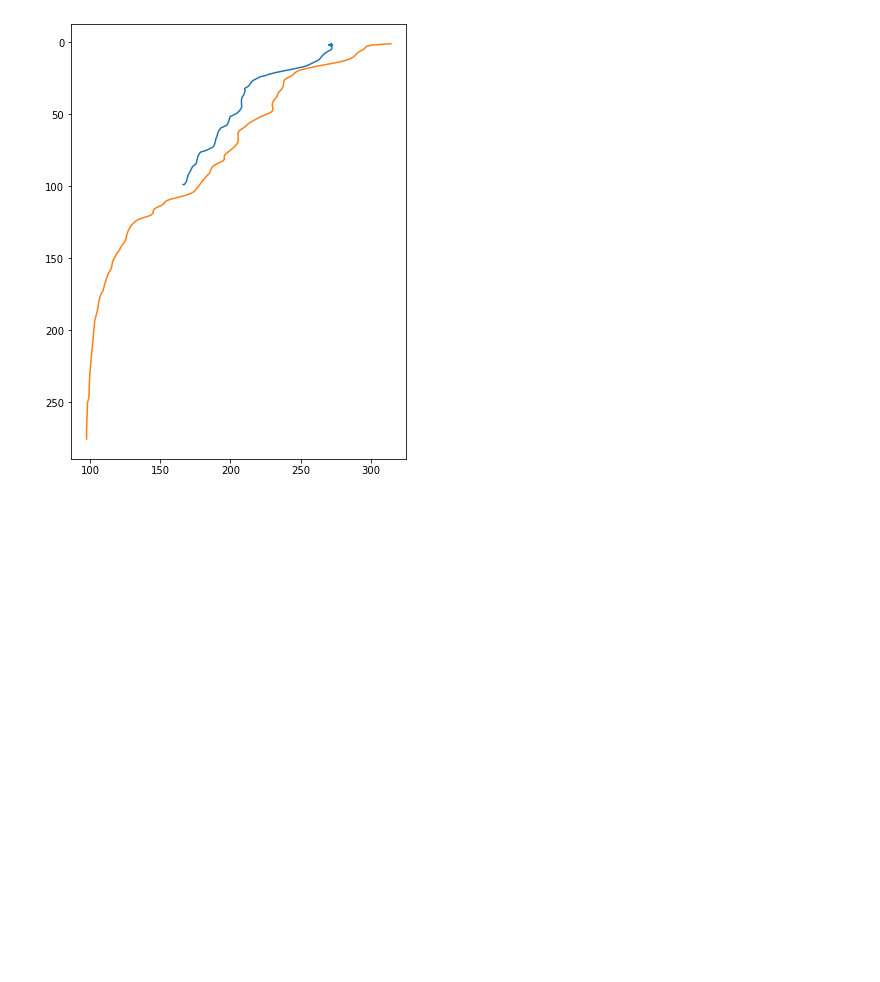
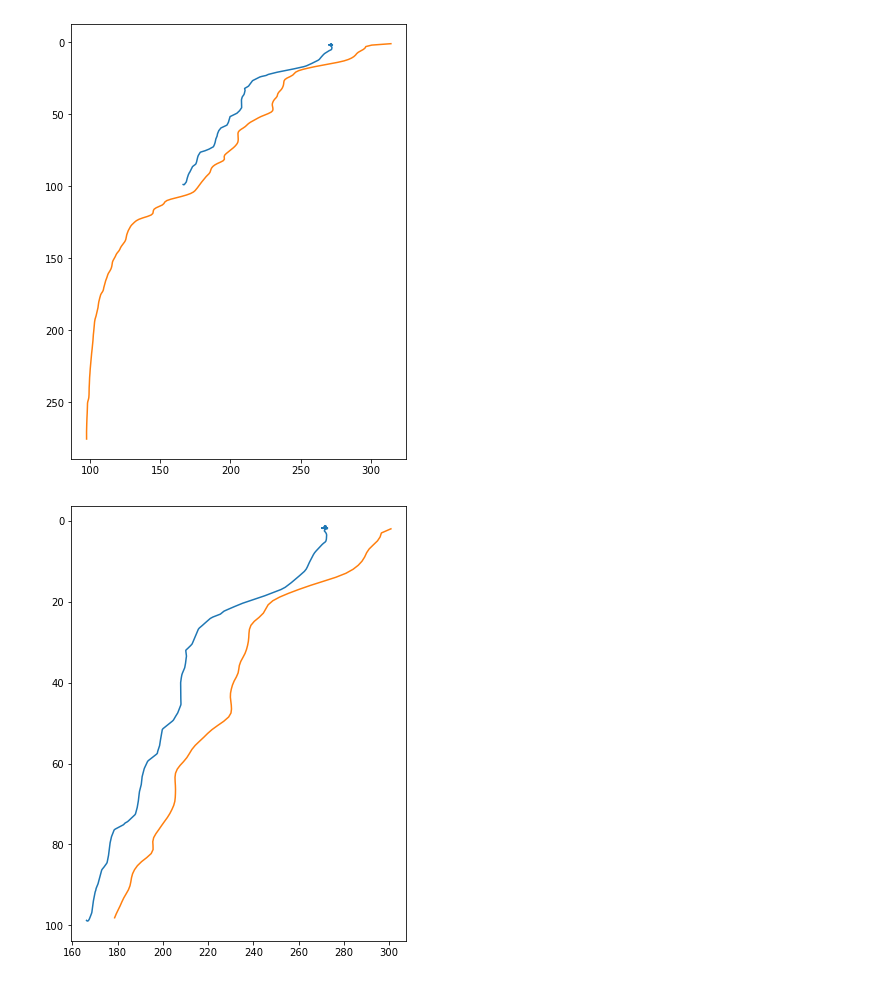
Before and after one commit to rbeutel/PRODIGY, a Jupyter notebook: assignment1.ipynb, the cells around one changed output. Drawn from its saved outputs; the diff is of its cells as text; code cells hidden in the pictures; blank space fills up the shorter version.

Commit message:
plotting done, still a couple discussion questions

```diff
--- a/assignment1.ipynb
+++ b/assignment1.ipynb
@@ -236,3 +235,14 @@ ax.plot(ctd_O2, CTD.Depth)
 ax.invert_yaxis()
 # %% [output]
 [figure]
+# %%
+# lets just look at the ctd data that fits into the depth range that the glider data is in
+ctd_O2_trim = ctd_O2[(CTD.Depth > min(gliderD))][CTD.Depth[1:] < max(gliderD)]
+depth_trim = CTD.Depth[(CTD.Depth > min(gliderD))][CTD.Depth[1:] < max(gliderD)]
+# %%
+fig, ax = plt.subplots(1,1,figsize=(6,8))
+ax.plot(gliderO2, gliderD)
+ax.plot(ctd_O2_trim, depth_trim)
+ax.invert_yaxis()
+# %% [output]
+[figure, added]
```
Also changed, not shown: parts of 9 cells of this notebook.
